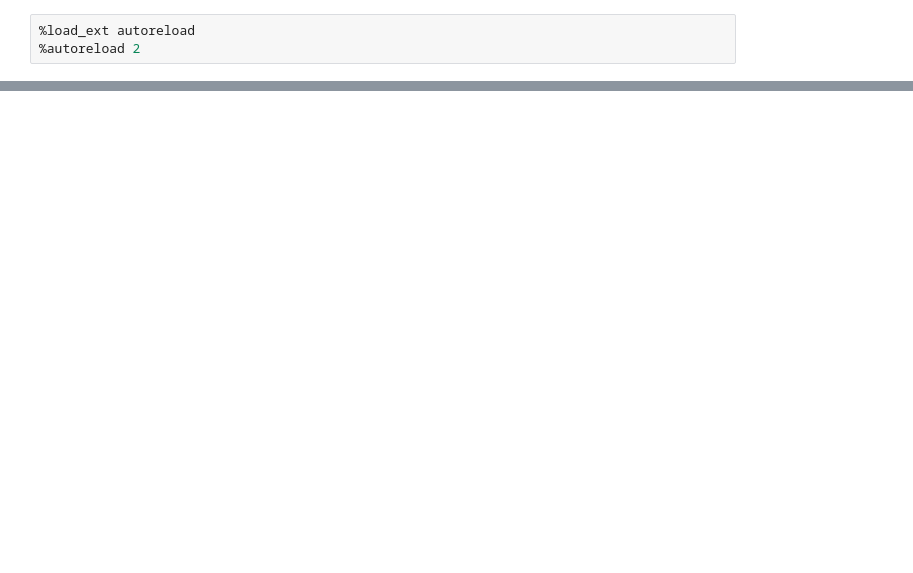
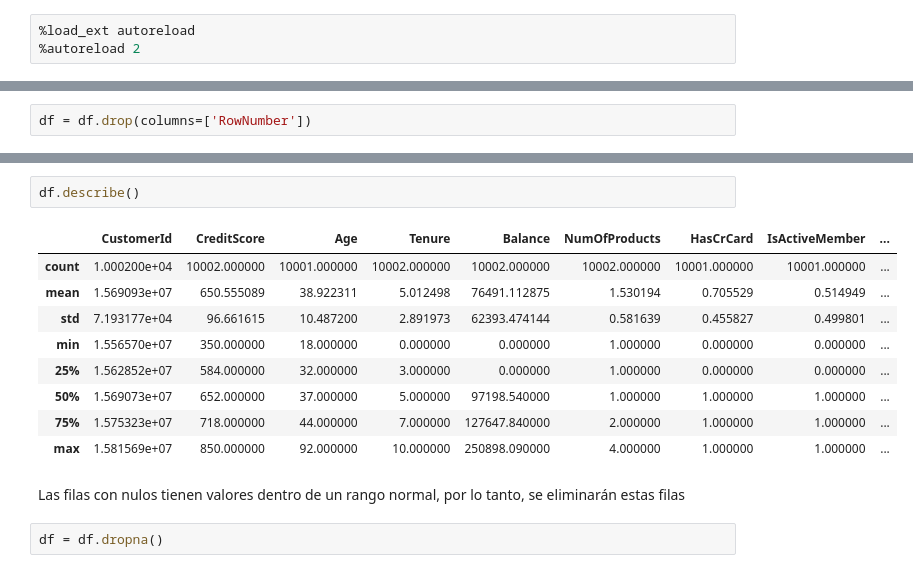
Before and after one commit to davexat/Customer_Churn_Predictor, a Jupyter notebook: notebooks/1.0_dsb_data_preparation.ipynb, the cells around one changed output, grey strips where cells are left out. Saved outputs shown, nothing was run; the diff lists cells and outputs as text; blank space fills up the shorter version.

```diff
--- a/notebooks/1.0_dsb_data_preparation.ipynb
+++ b/notebooks/1.0_dsb_data_preparation.ipynb
@@ -22,0 +62,2 @@ get_dataset()
+# %%
+df = df.drop(columns=['RowNumber'])
@@ -22,0 +74,16 @@ get_dataset()
+# %%
+df.describe()
+# %% [output]
+|  | CustomerId | CreditScore | Age | Tenure | Balance | NumOfProducts | HasCrCard | IsActiveMember | ... |
+| count | 1.000200e+04 | 10002.000000 | 10001.000000 | 10002.000000 | 10002.000000 | 10002.000000 | 10001.000000 | 10001.000000 | ... |
+| mean | 1.569093e+07 | 650.555089 | 38.922311 | 5.012498 | 76491.112875 | 1.530194 | 0.705529 | 0.514949 | ... |
+| std | 7.193177e+04 | 96.661615 | 10.487200 | 2.891973 | 62393.474144 | 0.581639 | 0.455827 | 0.499801 | ... |
+| min | 1.556570e+07 | 350.000000 | 18.000000 | 0.000000 | 0.000000 | 1.000000 | 0.000000 | 0.000000 | ... |
+| 25% | 1.562852e+07 | 584.000000 | 32.000000 | 3.000000 | 0.000000 | 1.000000 | 0.000000 | 0.000000 | ... |
+| 50% | 1.569073e+07 | 652.000000 | 37.000000 | 5.000000 | 97198.540000 | 1.000000 | 1.000000 | 1.000000 | ... |
+| 75% | 1.575323e+07 | 718.000000 | 44.000000 | 7.000000 | 127647.840000 | 2.000000 | 1.000000 | 1.000000 | ... |
+| max | 1.581569e+07 | 850.000000 | 92.000000 | 10.000000 | 250898.090000 | 4.000000 | 1.000000 | 1.000000 | ... |
+# %% [markdown]
+Las filas con nulos tienen valores dentro de un rango normal, por lo tanto, se eliminarán estas filas
+# %%
+df = df.dropna()
```
Also changed, not shown: parts of 10 cells of this notebook, 2 other files.
